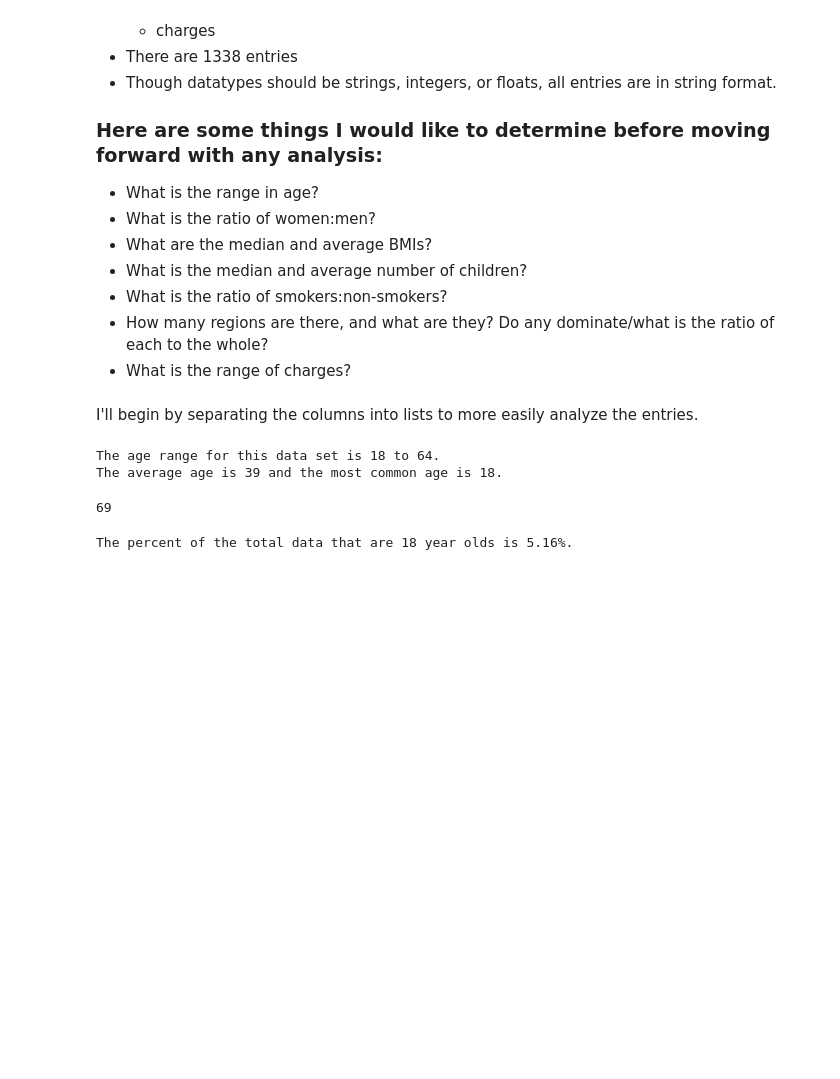
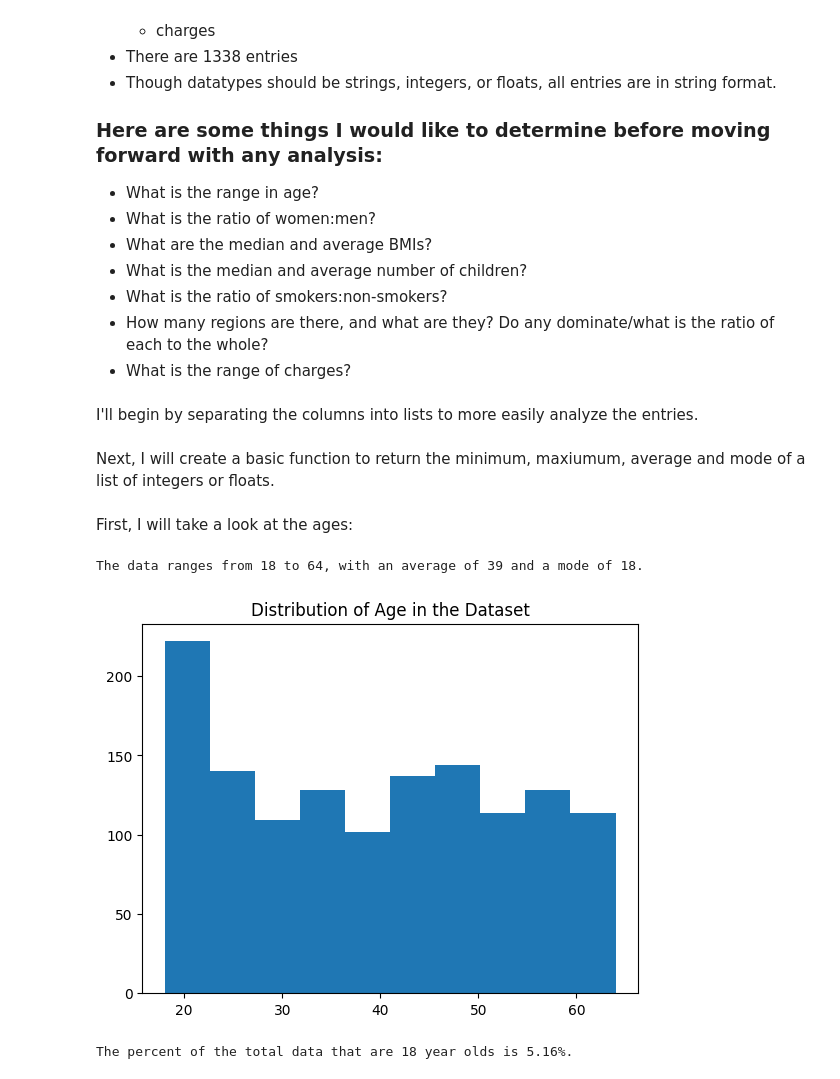
Before and after one commit to boncz/USInsurancePortfolioProject, a Jupyter notebook: USInsurancePortfolioProject.ipynb, the cells around one changed output. Cells and saved outputs as stored; diff of their text form; code cells hidden in the pictures; blank space fills up the shorter version.

Commit message:
cleaned up the analysis functions, began to add some visual representations of the data.

```diff
--- a/USInsurancePortfolioProject.ipynb
+++ b/USInsurancePortfolioProject.ipynb
@@ -51,17 +52,25 @@ with open("insurance.csv") as file:
         smoker.append(item["smoker"])
         region.append(item["region"])
         charges.append(float(item["charges"]))
-# %%
-min_age = min(ages)
-max_age = max(ages)
-mean_age = int(statistics.mean(ages))
-mode_age = statistics.mode(ages)
-print(f"The age range for this data set is {min_age} to {max_age}. \nThe average age is {mean_age} and the most common age is {mode_age}.")
-# %% [output]
-The age range for this data set is 18 to 64.
-The average age is 39 and the most common age is 18.
-# %%
-print(ages.count(18)) #checking to see how many entries are with age 18.
-# %% [output]
-69
+# %% [markdown]
+Next, I will create a basic function to return the minimum, maxiumum, average and mode of a list of integers or floats.
+# %%
+def data_range(*args):
+    for arg in args:
+        min_data = min(arg)
+        max_data = max(arg)
+        avg_data = int(statistics.mean(arg))
+        mode_data = statistics.mode(arg)
+        print(f"The data ranges from {min_data} to {max_data}, with an average of {avg_data} and a mode of {mode_data}.")
+# %% [markdown]
+First, I will take a look at the ages:
+# %%
+data_range(ages)
+ages.sort()
+plt.hist(ages)
+plt.title('Distribution of Age in the Dataset')
+plt.show(ages)
+# %% [output]
+The data ranges from 18 to 64, with an average of 39 and a mode of 18.
+[figure, added]
 # %%
```
Also changed, not shown: parts of 14 cells of this notebook.
